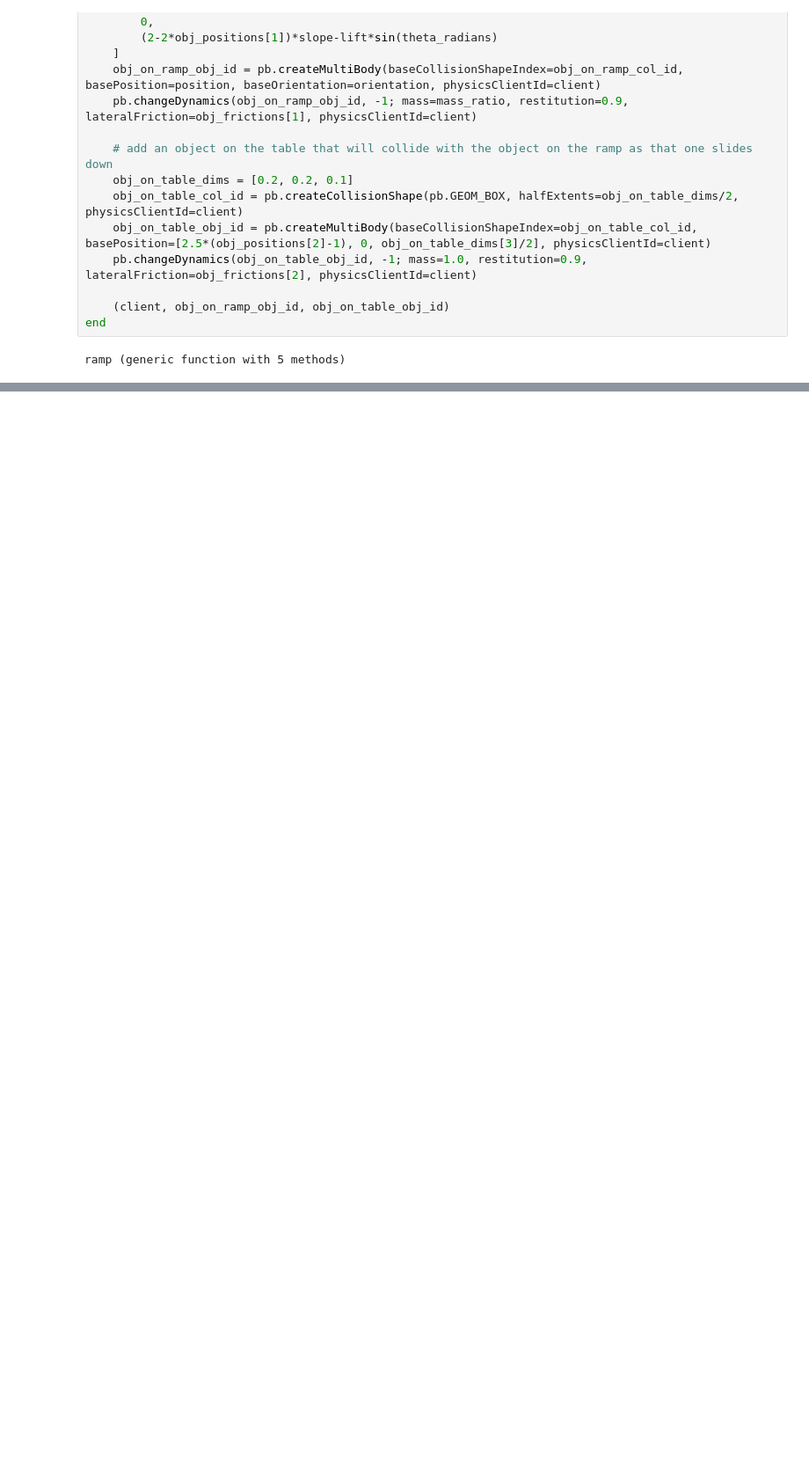
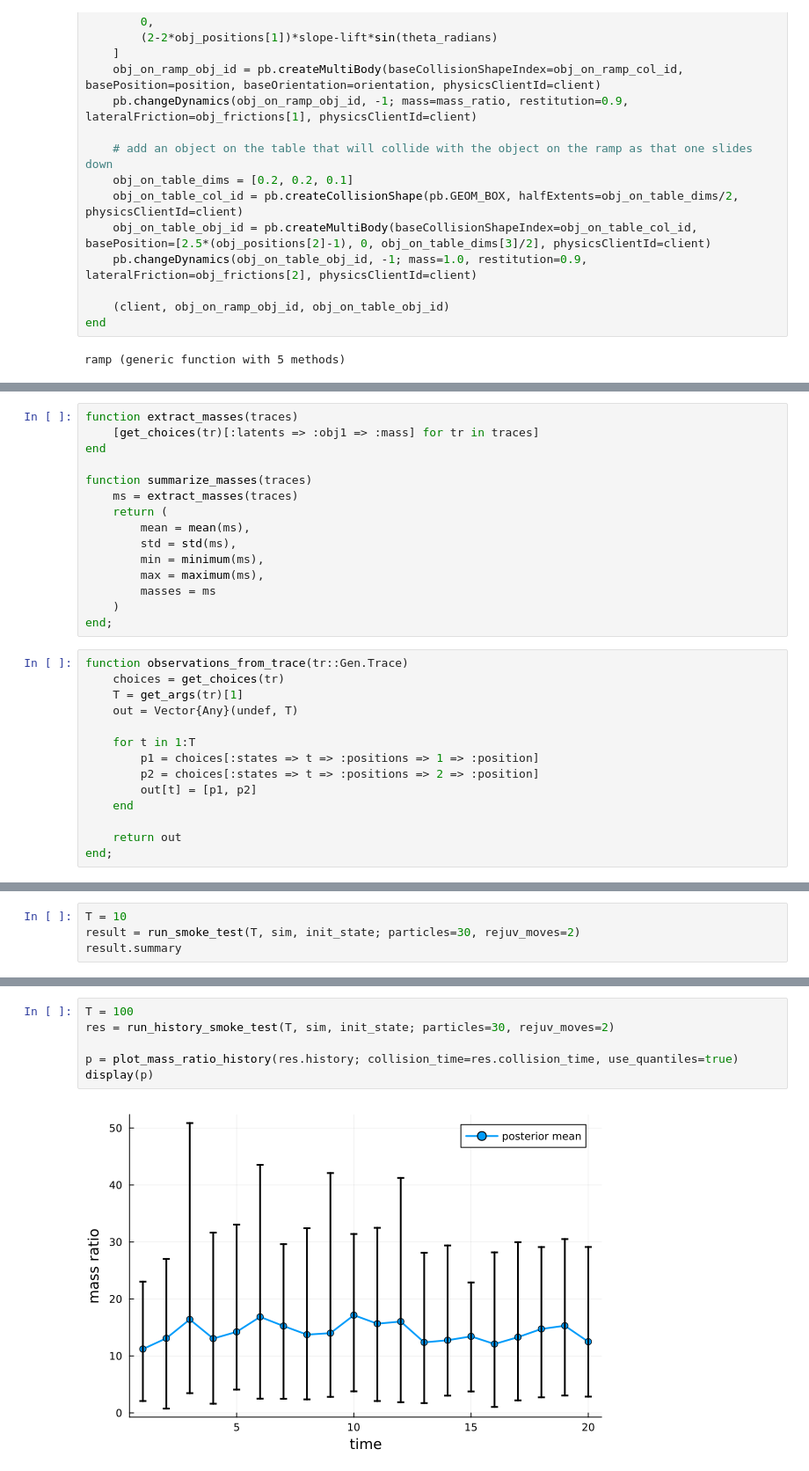
Before and after one commit to aryanagarwal1307/minimum-simulation-capsules, a Jupyter notebook: notebooks/starter.ipynb, the cells around one changed output, grey strips where cells are left out. Shown at 88% size. Drawn from its saved outputs; the diff is of its cells as text; blank space fills up the shorter version.

Commit message:
particle filter

```diff
--- a/notebooks/starter.ipynb
+++ b/notebooks/starter.ipynb
@@ -139,0 +343,29 @@ client, obj_1, obj_2 = ramp(mass_ratio, obj_frictions, obj_positions)
+# %%
+function extract_masses(traces)
+    [get_choices(tr)[:latents => :obj1 => :mass] for tr in traces]
+end
+
+function summarize_masses(traces)
+    ms = extract_masses(traces)
+    return (
+        mean = mean(ms),
+        std = std(ms),
+        min = minimum(ms),
+        max = maximum(ms),
+        masses = ms
+    )
+end;
+# %%
+function observations_from_trace(tr::Gen.Trace)
+    choices = get_choices(tr)
+    T = get_args(tr)[1]
+    out = Vector{Any}(undef, T)
+
+    for t in 1:T
+        p1 = choices[:states => t => :positions => 1 => :position]
+        p2 = choices[:states => t => :positions => 2 => :position]
+        out[t] = [p1, p2]
+    end
+
+    return out
+end;
@@ -139,0 +388,4 @@ client, obj_1, obj_2 = ramp(mass_ratio, obj_frictions, obj_positions)
+# %%
+T = 10
+result = run_smoke_test(T, sim, init_state; particles=30, rejuv_moves=2)
+result.summary
@@ -139,0 +563,8 @@ client, obj_1, obj_2 = ramp(mass_ratio, obj_frictions, obj_positions)
+# %%
+T = 100
+res = run_history_smoke_test(T, sim, init_state; particles=30, rejuv_moves=2)
+
+p = plot_mass_ratio_history(res.history; collision_time=res.collision_time, use_quantiles=true)
+display(p)
+# %% [output]
+[figure, added]
```
Also changed, not shown: parts of 30 cells of this notebook.
